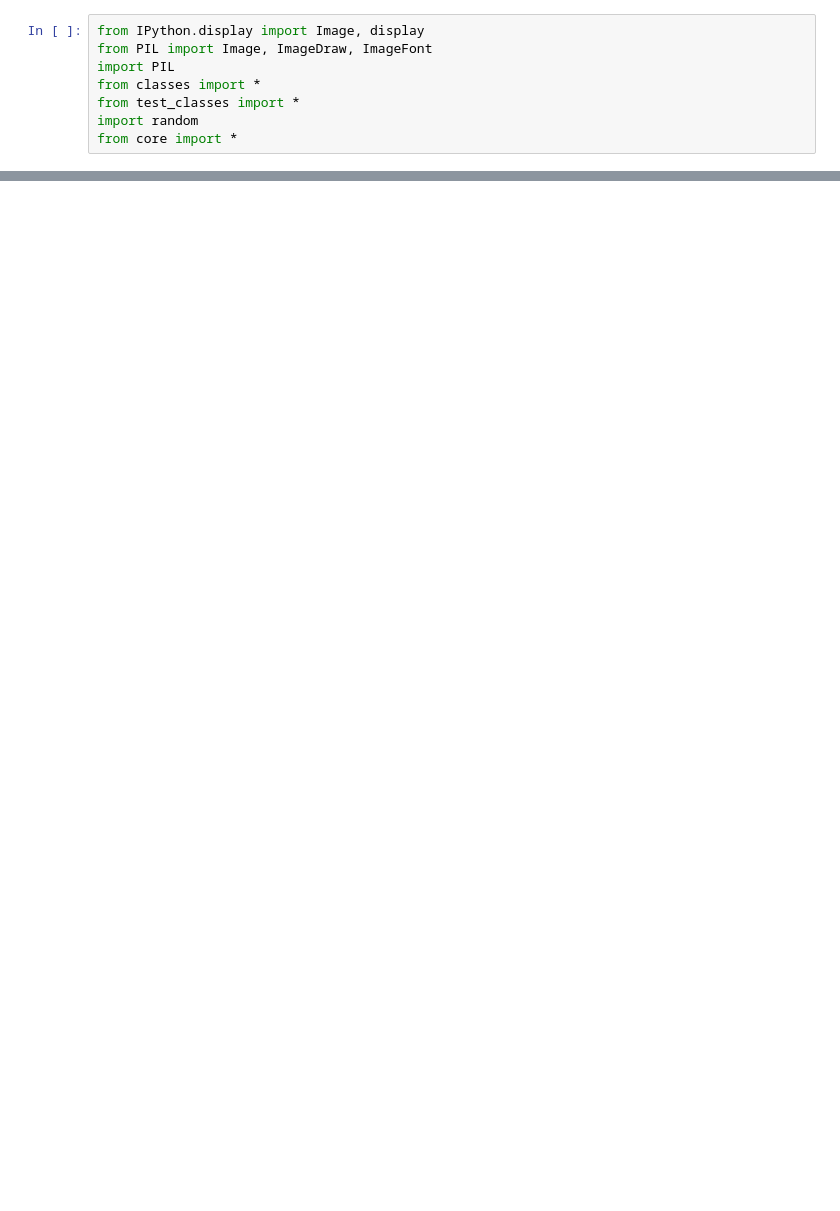
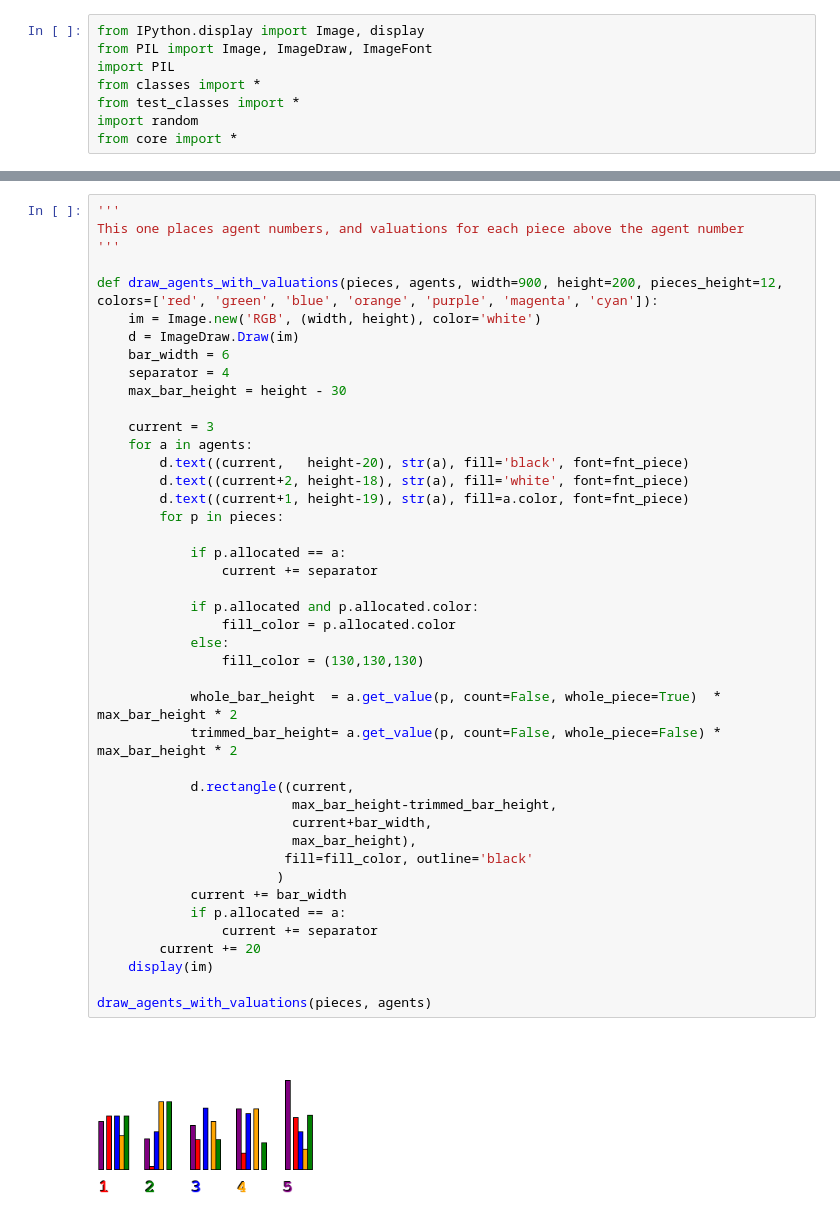
Before and after one commit to kenakofer/envy-free-cake, a Jupyter notebook: cake_visualization.ipynb, the cells around one changed output, grey strips where cells are left out. Drawn from its saved outputs; the diff is of its cells as text; blank space fills up the shorter version.

```diff
--- a/cake_visualization.ipynb
+++ b/cake_visualization.ipynb
@@ -93,0 +242,45 @@ for a in agents:
+# %%
+'''
+This one places agent numbers, and valuations for each piece above the agent number
+'''
+
+def draw_agents_with_valuations(pieces, agents, width=900, height=200, pieces_height=12, colors=['red', 'green', 'blue', 'orange', 'purple', 'magenta', 'cyan']):
+    im = Image.new('RGB', (width, height), color='white')
+    d = ImageDraw.Draw(im)
+    bar_width = 6
+    separator = 4
+    max_bar_height = height - 30
+
+    current = 3
+    for a in agents:
+        d.text((current,   height-20), str(a), fill='black', font=fnt_piece)
+        d.text((current+2, height-18), str(a), fill='white', font=fnt_piece)
+        d.text((current+1, height-19), str(a), fill=a.color, font=fnt_piece)
+        for p in pieces:
+
+            if p.allocated == a:
+                current += separator
+
+            if p.allocated and p.allocated.color:
+                fill_color = p.allocated.color
+            else:
+                fill_color = (130,130,130)
+
+            whole_bar_height  = a.get_value(p, count=False, whole_piece=True)  * max_bar_height * 2
+            trimmed_bar_height= a.get_value(p, count=False, whole_piece=False) * max_bar_height * 2
+
+            d.rectangle((current,
+                         max_bar_height-trimmed_bar_height,
+                         current+bar_width,
+                         max_bar_height),
+                        fill=fill_color, outline='black'
+                       )
+            current += bar_width
+            if p.allocated == a:
+                current += separator
+        current += 20
+    display(im)
+
+draw_agents_with_valuations(pieces, agents)
+# %% [output]
+[figure, added]
```
Also changed, not shown: parts of 8 cells of this notebook, 1 other file.
